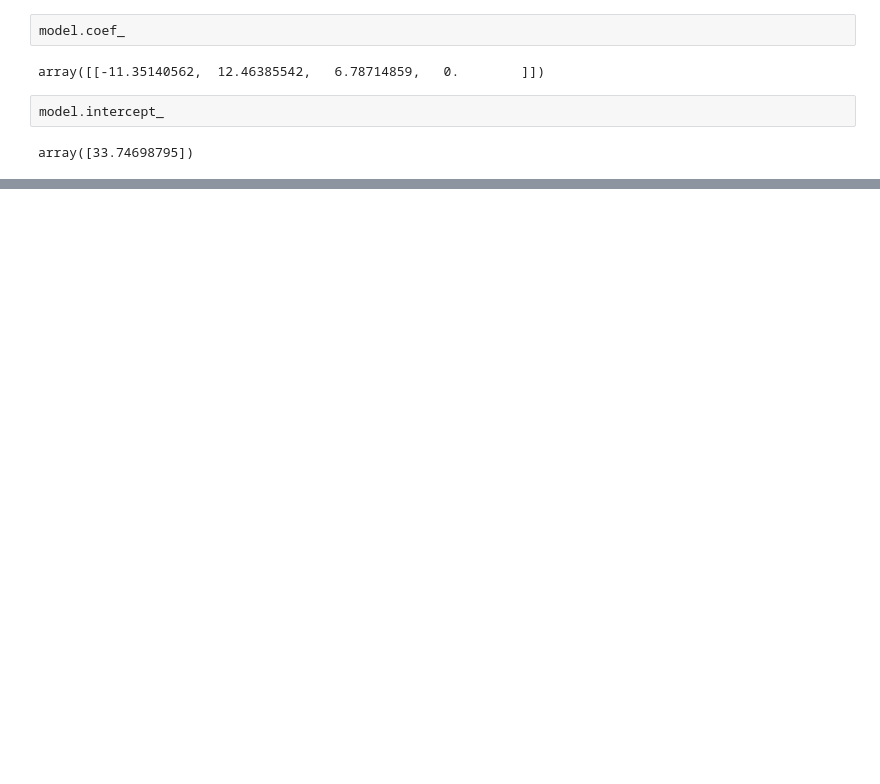
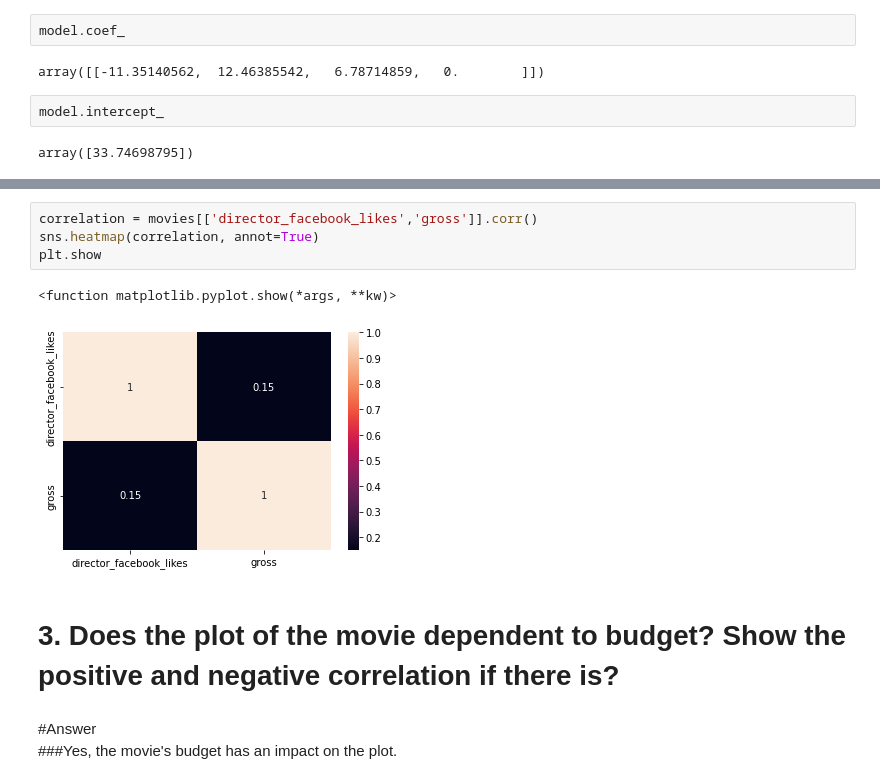
Before and after one commit to jericgiron/AIDA-2, a Jupyter notebook: GIRON_CORRELATION.ipynb, the cells around one changed output, grey strips where cells are left out. Drawn from its saved outputs; the diff is of its cells as text; blank space fills up the shorter version.

```diff
--- a/GIRON_CORRELATION.ipynb
+++ b/GIRON_CORRELATION.ipynb
@@ -575,0 +670,12 @@ array([33.74698795])
+# %%
+correlation = movies[['director_facebook_likes','gross']].corr()
+sns.heatmap(correlation, annot=True)
+plt.show
+# %% [output]
+<function matplotlib.pyplot.show(*args, **kw)>
+[figure, added]
+# %% [markdown]
+# 3. Does the plot of the movie dependent to budget? Show the positive and negative correlation if there is?
+# %% [markdown]
+#Answer <br>
+###Yes, the movie's budget has an impact on the plot.
```
Also changed, not shown: parts of 35 cells of this notebook.
